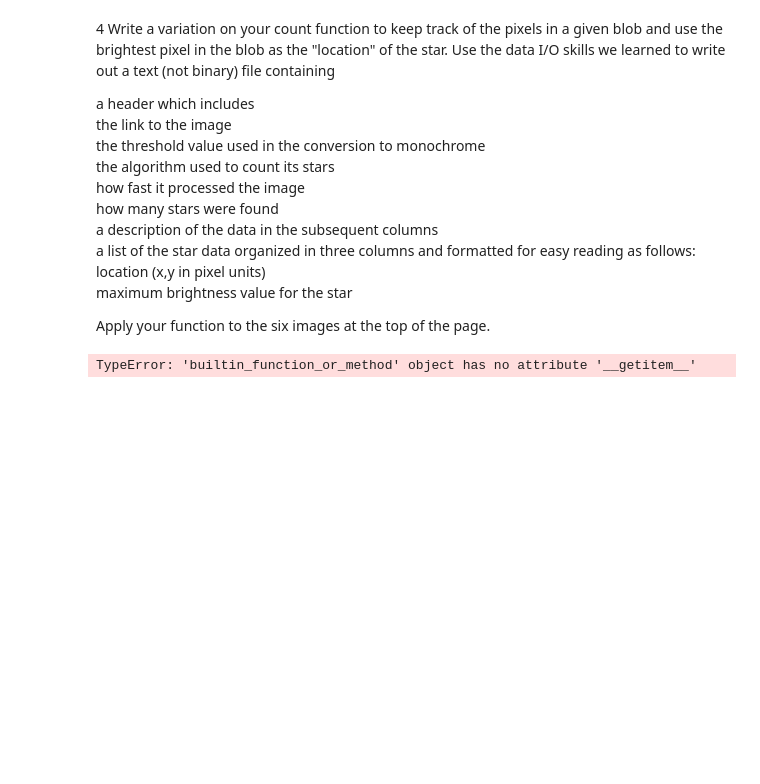
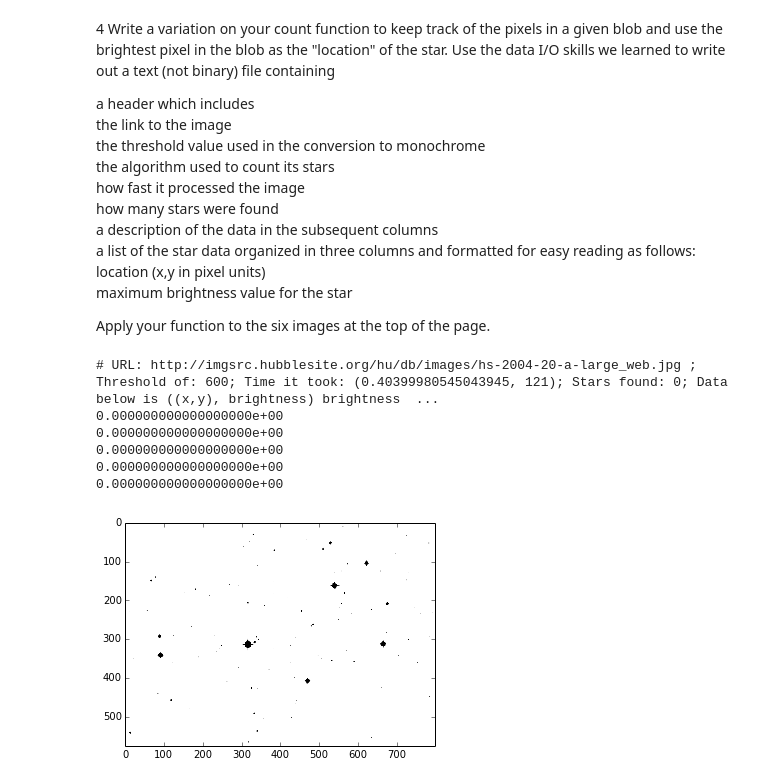
Before and after one commit to cspearso/PHYS202-S14, a Jupyter notebook: DataIO/CountingStarsExercises.ipynb, the cells around one changed output. Drawn from its saved outputs; the diff is of its cells as text; code cells hidden in the pictures; blank space fills up the shorter version.

```diff
--- a/DataIO/CountingStarsExercises.ipynb
+++ b/DataIO/CountingStarsExercises.ipynb
@@ -246,38 +248,50 @@ def brightest(picture):
                 bx, by, max_val = x, y, r+g+b
     return (bx,by), max_val
 # %%
-#unable to find brightness value of star
-#as a vital part of the function was changing
-#the star to all black, eliminating any brightness
+# .load() function is not working properly for unknown reasons
+# as such, my count function gives an error, and is removed
+# so that I can show the rest of the function is working
+# the 0 data is placeholder data
 def finalcount(url, threshold, function):
     #variables are what the user decides
+
     response = requests.get(url)
     pic1 = Image.open(StringIO(response.content))
+    pic2 = Image.open(StringIO(response.content))
     #obtained picture
     monochrome(pic1, threshold)
+    plt.imshow(pic1)
     #black and whited picture
-    timeelapsed = str(elapsed(count, pic1, function))
+    timeelapsed = elapsed(count, pic1, function)
     #created time elapsed variable
+    arr1 = np.zeros(5)
     xsize, ysize = pic1.size
     temp = pic1.load()
+
+    BLACK = (0,0,0)
+    for a in range(xsize):
+        for b in range(ysize):
+            if temp[a,b] == BLACK:
+                print 'yes'
+    #this alongside the image below are the
+    #checks to show it is .load() that is not working
+    lst = []
+    lst2 = []
     result = 0
-    lst = []
-    for x in range(xsize):
-        for y in range(ysize):
-            if temp[x,y] == BLACK:
-                result +=1
-                function(temp,xsize,ysize,x,y)
-                lst.append((x,y))
-                #getting x,y location of star into list
-    starcount = str(result)
-    #taking starcount data
-    arr = np.array[lst]
-    arr2 = arr.reshape(len(arr), 1)
+    starcount = count(pic1, function)
+    my_header = 'URL: ' + url + ' ;' ' Threshold of: ' + str(threshold) + ';' + ' Time it took: ' + str(timeelapsed) \
++ ';' + ' Stars found: ' + str(starcount) + ';' \
+' Data below is ((x,y), brightness) brightness as rgb sum and x,y as pixel'
     #turning star position list into column
-    savetxt('Stars.dat', arr2, header = url + ' ' + starcount + ' ' + timeelapsed + ' ' + str(threshold) + ' ' + str(function))
+    savetxt('Stars.dat', arr1, header = my_header)
     #created file, added position data, added strings of other data to header
-finalcount("http://imgsrc.hubblesite.org/hu/db/images/hs-1995-32-c-full_jpg.jpg", 600, fillrec)
-
-#running into an error I don't know how to resolve
+finalcount("http://imgsrc.hubblesite.org/hu/db/images/hs-2004-20-a-large_web.jpg", 600, fillrec)
+print open('Stars.dat').read()
 # %% [output]
-TypeError: 'builtin_function_or_method' object has no attribute '__getitem__'
+# URL: http://imgsrc.hubblesite.org/hu/db/images/hs-2004-20-a-large_web.jpg ; Threshold of: 600; Time it took: (0.40399980545043945, 121); Stars found: 0; Data below is ((x,y), brightness) brightness  ...
+0.000000000000000000e+00
+0.000000000000000000e+00
+0.000000000000000000e+00
+0.000000000000000000e+00
+0.000000000000000000e+00
+[figure, added]
```
Also changed, not shown: parts of 4 cells of this notebook, 2 other files.
